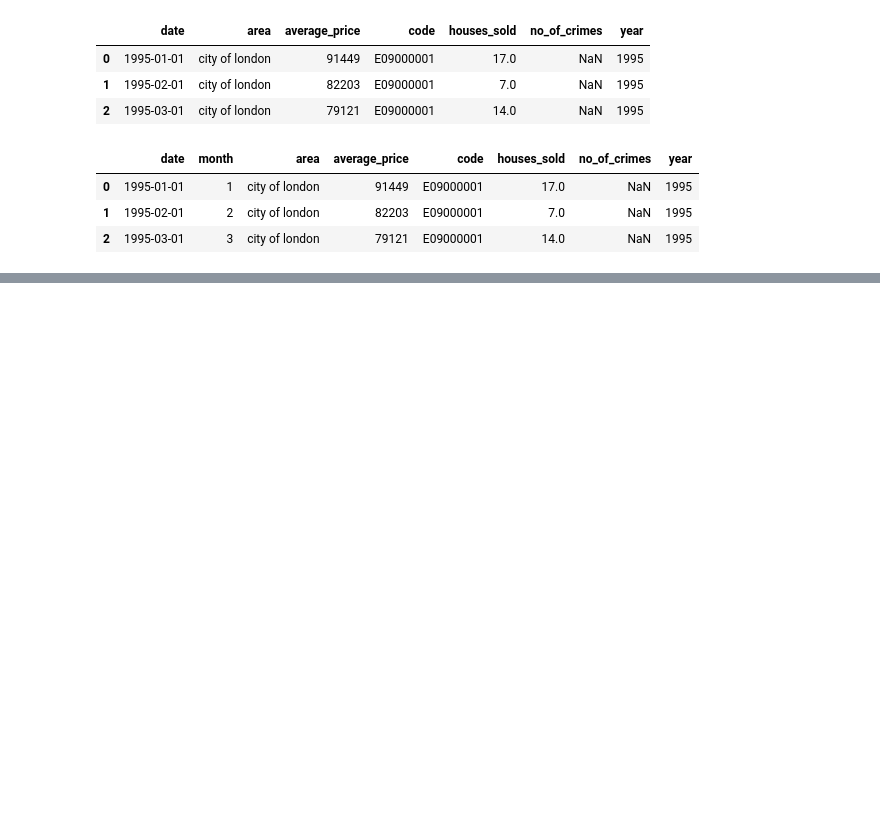
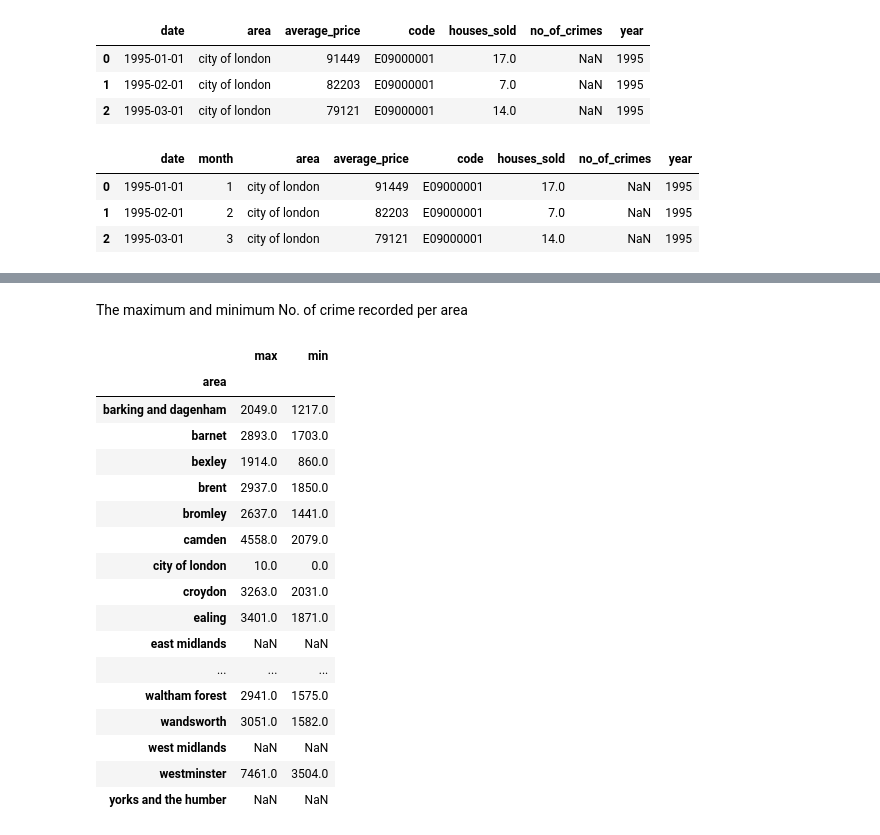
Before and after one commit to davinavc/Data-Analyst, a Jupyter notebook: London_Housing.ipynb, the cells around one changed output, grey strips where cells are left out. Drawn from its saved outputs; the diff is of its cells as text; code cells hidden in the pictures; blank space fills up the shorter version.

```diff
--- a/London_Housing.ipynb
+++ b/London_Housing.ipynb
@@ -104,0 +131,23 @@ data[data['no_of_crimes'] == 0]
+# %% [markdown]
+The maximum and minimum No. of crime recorded per area
+# %%
+data.groupby('area')['no_of_crimes'].agg(['max', 'min'])
+# %% [output]
+|  | max | min |
+| area |  |  |
+| barking and dagenham | 2049.0 | 1217.0 |
+| barnet | 2893.0 | 1703.0 |
+| bexley | 1914.0 | 860.0 |
+| brent | 2937.0 | 1850.0 |
+| bromley | 2637.0 | 1441.0 |
+| camden | 4558.0 | 2079.0 |
+| city of london | 10.0 | 0.0 |
+| croydon | 3263.0 | 2031.0 |
+| ealing | 3401.0 | 1871.0 |
+| east midlands | NaN | NaN |
+| ... | ... | ... |
+| waltham forest | 2941.0 | 1575.0 |
+| wandsworth | 3051.0 | 1582.0 |
+| west midlands | NaN | NaN |
+| westminster | 7461.0 | 3504.0 |
+| yorks and the humber | NaN | NaN |
```
Also changed, not shown: parts of 13 cells of this notebook.
